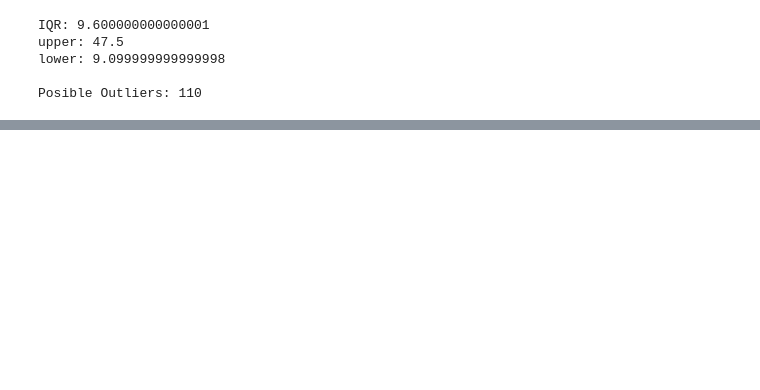
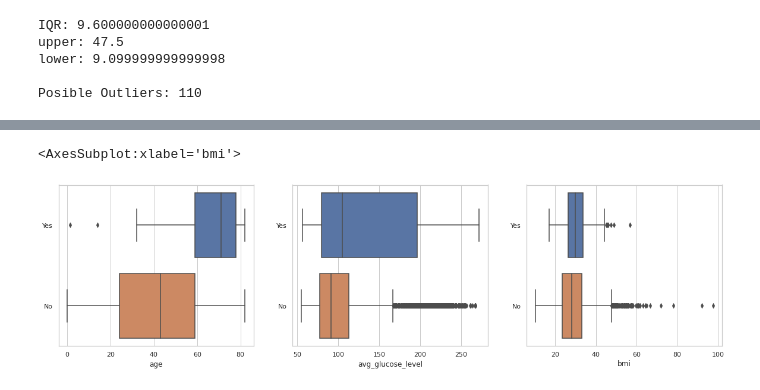
Before and after one commit to sumitkumarjethani/Stroke-Prediction, a Jupyter notebook: exploratory-data-analysis.ipynb, the cells around one changed output, grey strips where cells are left out. Saved outputs shown, nothing was run; the diff lists cells and outputs as text; code cells hidden in the pictures; blank space fills up the shorter version.

```diff
--- a/exploratory-data-analysis.ipynb
+++ b/exploratory-data-analysis.ipynb
@@ -205,0 +235,10 @@ sns.boxplot(x=stroke_df["bmi"])
+# %%
+stroke_categorical = ["Yes"  if obs == 1 else "No" for obs in list(stroke_df.stroke)]
+
+fig, axes = plt.subplots(ncols=3, figsize=(20, 5))
+sns.boxplot(data=stroke_df, x="age", y=stroke_categorical, ax=axes[0])
+sns.boxplot(data=stroke_df, x="avg_glucose_level", y=stroke_categorical, ax=axes[1])
+sns.boxplot(data=stroke_df, x="bmi", y=stroke_categorical, ax=axes[2])
+# %% [output]
+<AxesSubplot:xlabel='bmi'>
+[figure, added]
```
Also changed, not shown: parts of 13 cells of this notebook.
